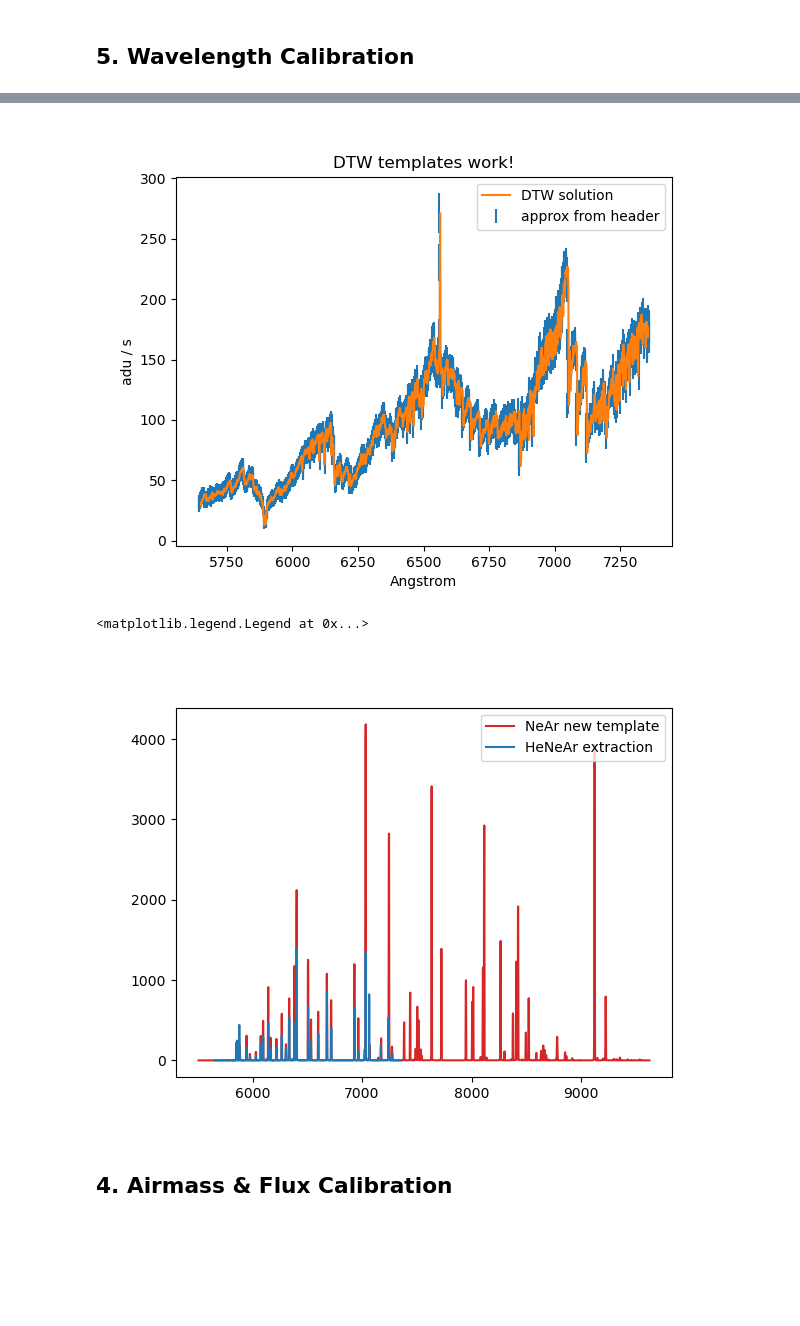
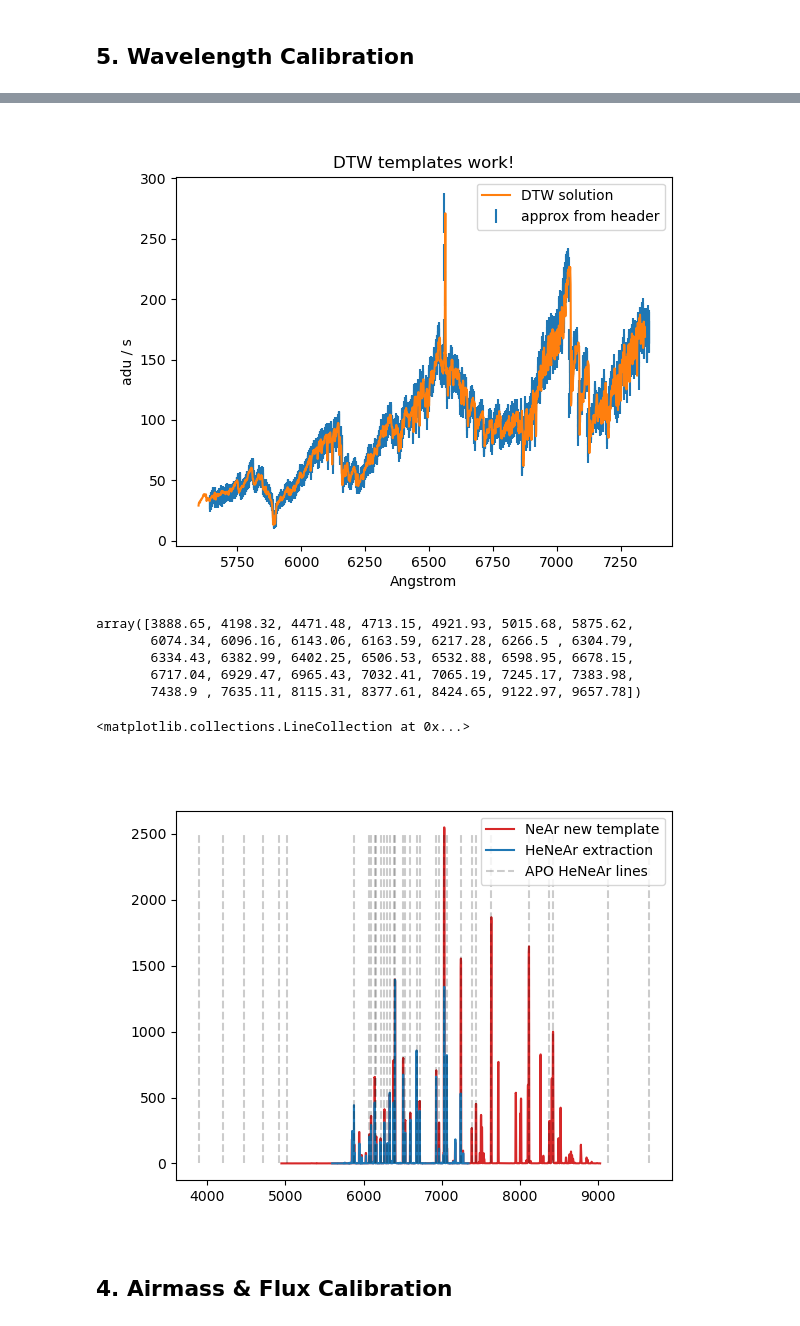
Before and after one commit to jradavenport/pykosmos, a Jupyter notebook: notebooks/apo05workflow-DTW-example.ipynb, the cells around one changed output, grey strips where cells are left out. Cells and saved outputs as stored; diff of their text form; code cells hidden in the pictures; blank space fills up the shorter version.

Commit message:
added line reference

```diff
--- a/notebooks/apo05workflow-DTW-example.ipynb
+++ b/notebooks/apo05workflow-DTW-example.ipynb
@@ -229,8 +229,8 @@ pk.loadarctemplate(help=True)
 # %%
 # for DIS-high red, KOSMOS red-ctr is approximately correct...
 # for DIS-low red, might need to stich red-low and red-ihigh together?
-temp1 = pk.loadarctemplate('NeRed1.18-ctr.spec') # new
-temp2 = pk.loadarctemplate('ArRed1.18-ctr.spec') # new
+temp1 = pk.loadarctemplate('NeRed2.0-low.spec') # new
+temp2 = pk.loadarctemplate('ArRed2.0-low.spec') # new
 
 plt.figure()
 plt.plot(temp1.spectral_axis, temp1.flux.value, alpha=0.5)
@@ -305,16 +308,35 @@ if DISPLAY:
     plt.legend()
     plt.title('DTW templates work!')
 # %% [output]
-[figure, old version]
+[figure, new version]
+# %%
+apo_henear.data
+# %% [output]
+array([3888.65, 4198.32, 4471.48, 4713.15, 4921.93, 5015.68, 5875.62,
+       6074.34, 6096.16, 6143.06, 6163.59, 6217.28, 6266.5 , 6304.79,
+       6334.43, 6382.99, 6402.25, 6506.53, 6532.88, 6598.95, 6678.15,
+       6717.04, 6929.47, 6965.43, 7032.41, 7065.19, 7245.17, 7383.98,
+       7438.9 , 7635.11, 8115.31, 8377.61, 8424.65, 9122.97, 9657.78])
 # %%
 arc_fit = pk.fit_wavelength(sciarc_ex, sci_xpts, sci_wpts, display=False, mode='poly', deg=7)
 
+# The old IRAF-style linelists just have 2 col: (wavelength, line name)
+henear_tbl = Table.read('../pykosmos/resources/linelists/apohenear.dat',
+                        names=('wave', 'name'), format='ascii')
+# IMPROVEMENT NEEDED: need to make `identify_nearest` point to these linelists itself?
+
+henear_tbl['wave'].unit = u.angstrom
+apo_henear = henear_tbl['wave']
 
 # compare NeAr template to HeNeAr
 plt.figure()
 plt.plot(NeAr.spectral_axis, NeAr.flux.value/ np.nanmedian(NeAr.flux.value), c='C3', label='NeAr new template')
 plt.plot(arc_fit.spectral_axis, arc_fit.flux.value / np.nanmedian(arc_fit.flux.value), c='C0', label='HeNeAr extraction')
+
+plt.plot([],c='k', linestyle='--',alpha=0.2, label='APO HeNeAr lines')
 plt.legend()
+
+plt.vlines(apo_henear.data, 0, 2500, linestyles='--', color='k', alpha=0.2)
 # %% [output]
-<matplotlib.legend.Legend at 0x...>
+<matplotlib.collections.LineCollection at 0x...>
-[figure, old version]
+[figure, new version]
```
Also changed, not shown: parts of 8 cells of this notebook.
